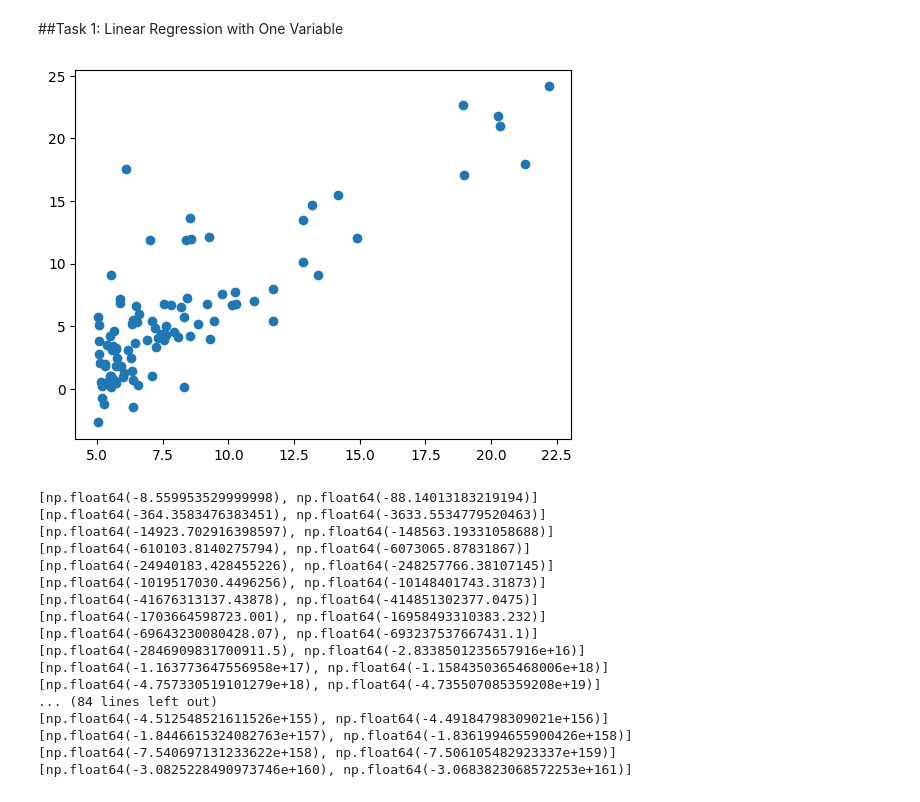
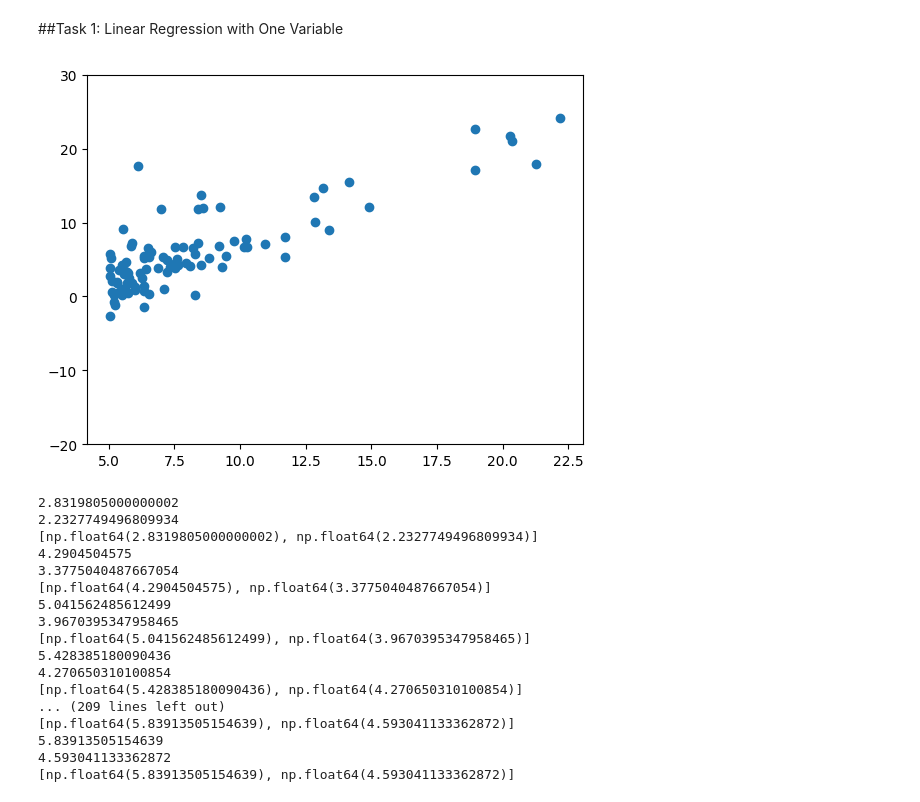
Before and after one commit to ismail-memon-123/CS_5262_ML, a Jupyter notebook: Neural_Network.ipynb, the cells around one changed output. Saved outputs shown, nothing was run; the diff lists cells and outputs as text; code cells hidden in the pictures.

```diff
--- a/Neural_Network.ipynb
+++ b/Neural_Network.ipynb
@@ -113,6 +113,8 @@ food_data = np.array([
 # %%
 # Plot the data food_data
 plt.scatter(food_data[:,0], food_data[:,1])
+ax = plt.gca()
+ax.set_ylim([-20, 30])
 plt.show()
 # %% [output]
-[figure, old version]
+[figure, new version]
@@ -182,37 +188,39 @@ def gradient_descent(training_data, thetas, alpha=5e-3):
 # %%
 # set initial parameters
-thetas = [1.01, 3.01]
+thetas = [0, 0.01]
 old_thetas = thetas.copy()
 alpha = 5e-3
 
 # prepare training
-total_epochs = 100
+total_epochs = 75
 error_traj = [0] * total_epochs
+#had to normalize data because otherwise it was bouncing too much (the thetas and would go from -infin to infin probably because of the negative values in the data)
+training_data_normalized = normalize_data(food_data)
 
 # perform training
 for epoch in range(total_epochs):
-    thetas, epoch_error = gradient_descent(food_data, thetas, alpha)
+    thetas, epoch_error = gradient_descent(training_data_normalized, thetas, alpha)
     print(thetas)
     # store a history of errors
     error_traj[epoch] = epoch_error
 # %% [output]
-[np.float64(-8.559953529999998), np.float64(-88.14013183219194)]
-[np.float64(-364.3583476383451), np.float64(-3633.5534779520463)]
-[np.float64(-14923.702916398597), np.float64(-148563.19331058688)]
-[np.float64(-610103.8140275794), np.float64(-6073065.87831867)]
-[np.float64(-24940183.428455226), np.float64(-248257766.38107145)]
-[np.float64(-1019517030.4496256), np.float64(-10148401743.31873)]
-[np.float64(-41676313137.43878), np.float64(-414851302377.0475)]
-[np.float64(-1703664598723.001), np.float64(-16958493310383.232)]
-[np.float64(-69643230080428.07), np.float64(-693237537667431.1)]
-[np.float64(-2846909831700911.5), np.float64(-2.8338501235657916e+16)]
-[np.float64(-1.163773647556958e+17), np.float64(-1.1584350365468006e+18)]
-[np.float64(-4.757330519101279e+18), np.float64(-4.735507085359208e+19)]
-... (84 lines left out)
-[np.float64(-4.512548521611526e+155), np.float64(-4.49184798309021e+156)]
-[np.float64(-1.8446615324082763e+157), np.float64(-1.8361994655900426e+158)]
-[np.float64(-7.540697131233622e+158), np.float64(-7.506105482923337e+159)]
-[np.float64(-3.0825228490973746e+160), np.float64(-3.0683823068572253e+161)]
+2.8319805000000002
+2.2327749496809934
+[np.float64(2.8319805000000002), np.float64(2.2327749496809934)]
+4.2904504575
+3.3775040487667054
+[np.float64(4.2904504575), np.float64(3.3775040487667054)]
+5.041562485612499
+3.9670395347958465
+[np.float64(5.041562485612499), np.float64(3.9670395347958465)]
+5.428385180090436
+4.270650310100854
+[np.float64(5.428385180090436), np.float64(4.270650310100854)]
+... (209 lines left out)
+[np.float64(5.83913505154639), np.float64(4.593041133362872)]
+5.83913505154639
+4.593041133362872
+[np.float64(5.83913505154639), np.float64(4.593041133362872)]
 # %%
 # Let's do an exploratory plot
 plt.plot(error_traj)
```
Also changed, not shown: parts of 17 cells of this notebook.
